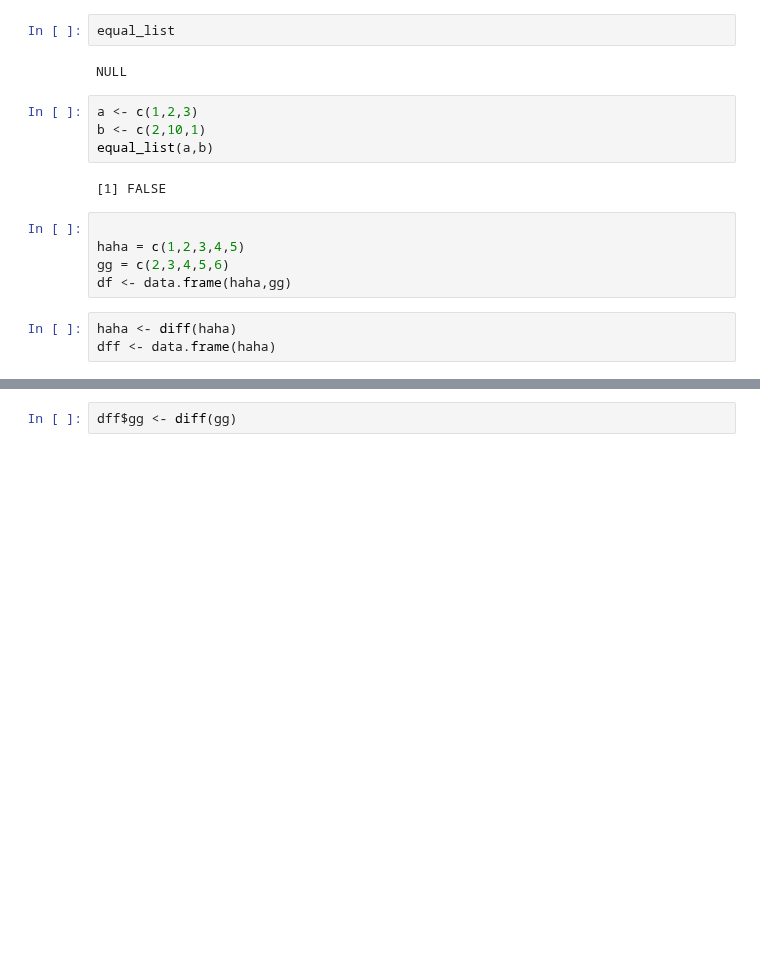
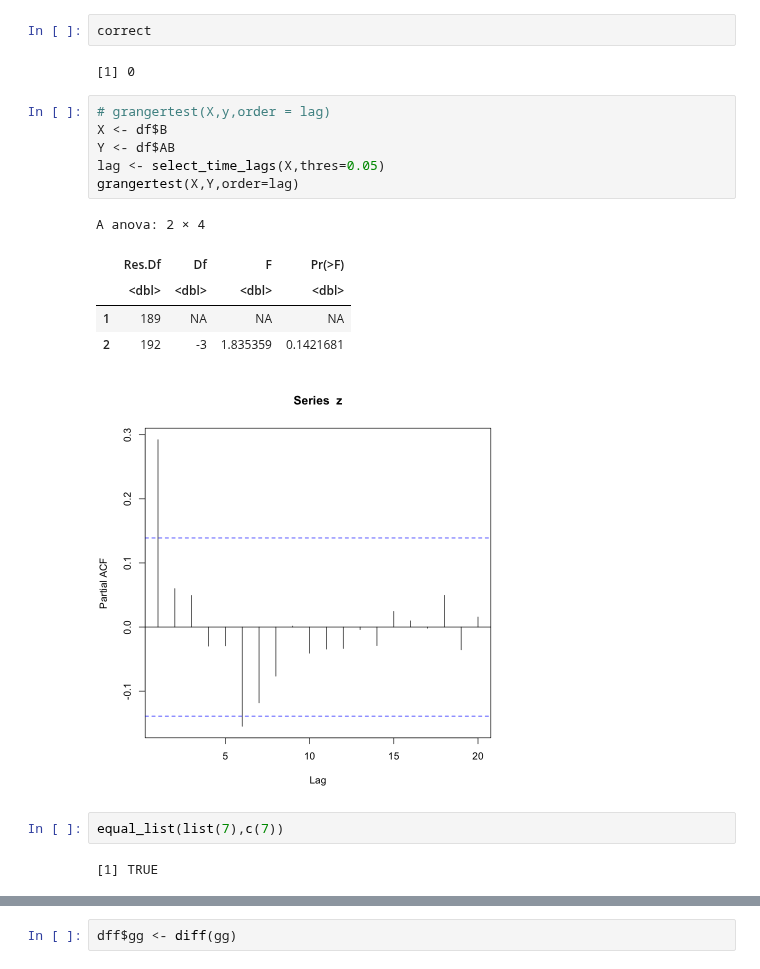
Before and after one commit to SU-Hongs/UROP_mining, a Jupyter notebook: Synthetic/analysis.ipynb, the cells around one changed output, grey strips where cells are left out. Drawn from its saved outputs; the diff is of its cells as text; blank space fills up the shorter version.

```diff
--- a/Synthetic/analysis.ipynb
+++ b/Synthetic/analysis.ipynb
@@ -252,18 +341,21 @@ ERROR: Error in order(b): argument 1 is not a vector
-# %%
-equal_list
-# %% [output]
-NULL
-# %%
-a <- c(1,2,3)
-b <- c(2,10,1)
-equal_list(a,b)
-# %% [output]
-[1] FALSE
-# %%
-
-haha = c(1,2,3,4,5)
-gg = c(2,3,4,5,6)
-df <- data.frame(haha,gg)
-# %%
-haha <- diff(haha)
-dff <- data.frame(haha)
+# %%
+correct
+# %% [output]
+[1] 0
+# %%
+# grangertest(X,y,order = lag)
+X <- df$B
+Y <- df$AB
+lag <- select_time_lags(X,thres=0.05)
+grangertest(X,Y,order=lag)
+# %% [output]
+A anova: 2 × 4
+|  | Res.Df | Df | F | Pr(>F) |
+|  | <dbl> | <dbl> | <dbl> | <dbl> |
+| 1 | 189 | NA | NA | NA |
+| 2 | 192 | -3 | 1.835359 | 0.1421681 |
+[figure, added]
+# %%
+equal_list(list(7),c(7))
+# %% [output]
+[1] TRUE
```
Also changed, not shown: parts of 12 cells of this notebook.
